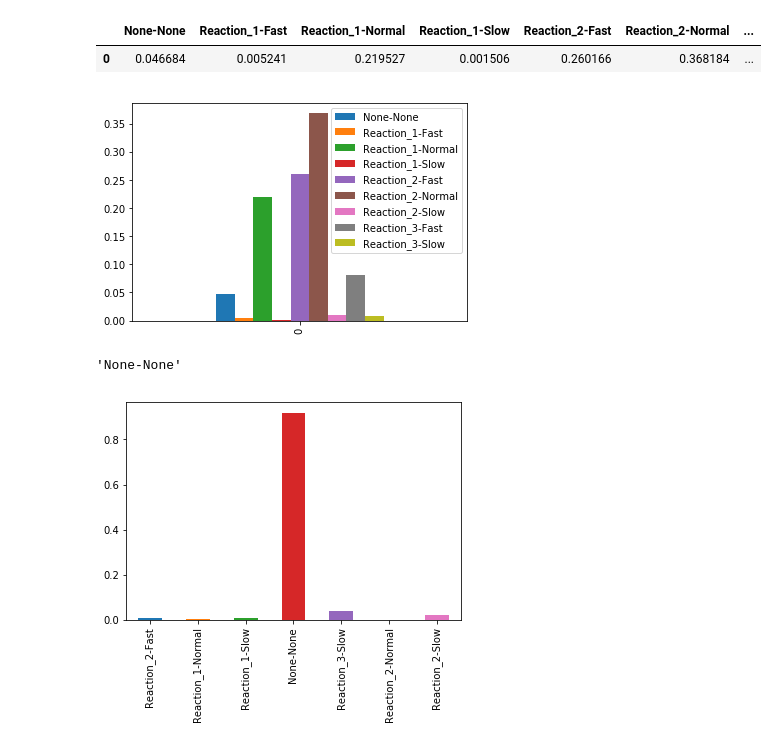
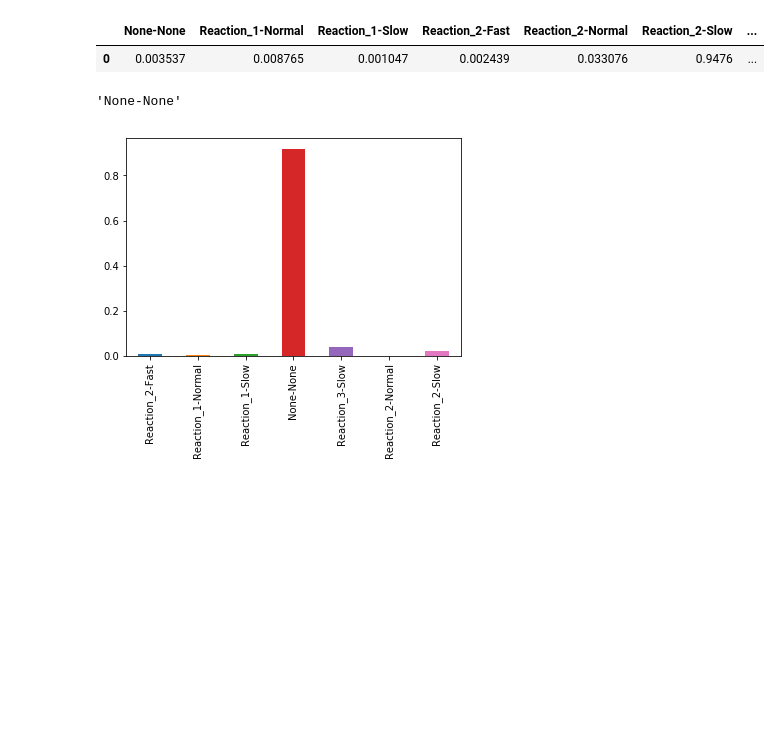
Before and after one commit to johwiebe/stn, a Jupyter notebook: STN/getMC.ipynb, the cells around one changed output. Cells and saved outputs as stored; diff of their text form; code cells hidden in the pictures; blank space fills up the shorter version.

```diff
--- a/STN/getMC.ipynb
+++ b/STN/getMC.ipynb
@@ -59,39 +59,38 @@ def get_logreg(prof, i, j):
         logreg.fit(X,Y)
         return logreg
     elif dfj.shape[0] > 0:
         return np.array(dfj["taskmode-1"])[0]
     else:
         return "None-None"
 
 def get_trans_prob_logreg(prof, i, j, prods, demands):
     dfj = prof.loc[prof["unit"] == j,].copy()
     dfj["taskmode-1"] = dfj["taskmode"].shift(-1)
     dfj.loc[pd.isna(dfj["taskmode-1"]),"taskmode-1"] = "None-None"
     dfj = dfj[dfj["taskmode"] == i]
     if dfj.shape[0] > 0 and len(np.unique(dfj["taskmode-1"])) > 1:
         X = np.array(dfj[prods])
         Y = np.array(dfj["taskmode-1"])
         logreg = linear_model.LogisticRegression(multi_class="multinomial", solver="lbfgs", verbose=0, max_iter=10000)
         logreg.fit(X,Y)
         table = pd.DataFrame(logreg.predict_proba([demands]), columns=logreg.classes_)
     elif dfj.shape[0] > 0:
         table = pd.DataFrame([1], columns=[np.array(dfj["taskmode-1"])[0]])
     else:
         table = pd.DataFrame([1], columns=["None-None"])
     return table
 #table["Separation-Slow"]
 
 j = "Reactor_1"
 i = "Reaction_1-Normal"
 prods = ["Product_1","Product_2"]
-demands = [150,250]
-table = get_trans_prob_logreg(prof, i, j, prods, demands)
-table.plot(kind="bar")
+demands = [50,100]
+lr = get_logreg(prof, i, j)
+table = pd.DataFrame(lr.predict_proba([demands]), columns=lr.classes_)
 table
 # %% [output]
-|  | None-None | Reaction_1-Fast | Reaction_1-Normal | Reaction_1-Slow | Reaction_2-Fast | Reaction_2-Normal | ... |
-| 0 | 0.046684 | 0.005241 | 0.219527 | 0.001506 | 0.260166 | 0.368184 | ... |
+|  | None-None | Reaction_1-Normal | Reaction_1-Slow | Reaction_2-Fast | Reaction_2-Normal | Reaction_2-Slow | ... |
+| 0 | 0.003537 | 0.008765 | 0.001047 | 0.002439 | 0.033076 | 0.9476 | ... |
-[figure, removed]
 # %%
 df2 = prof.loc[prof["Product_1"] >= 200,].copy()
 df3 = df2.loc[df2["Product_2"] >= 300,].copy()
```
Also changed, not shown: 9 other files.
